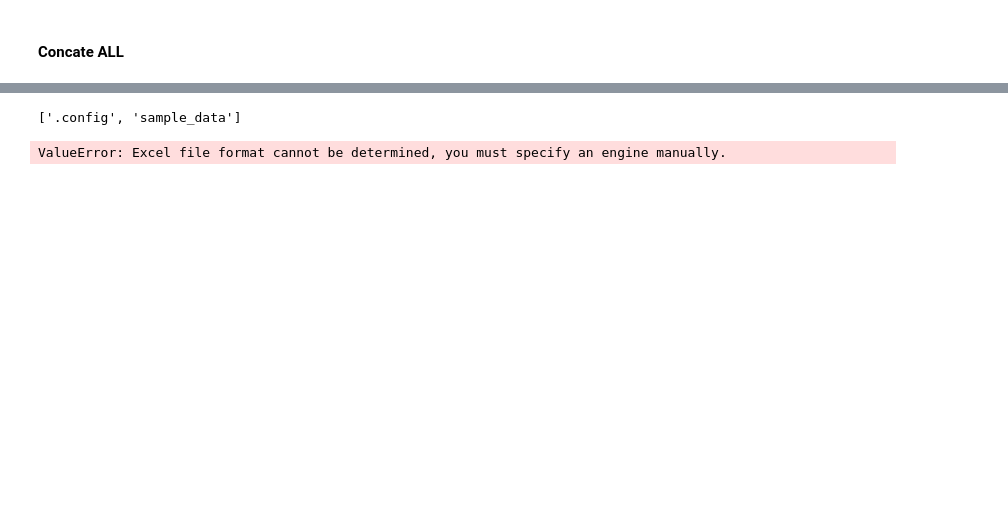
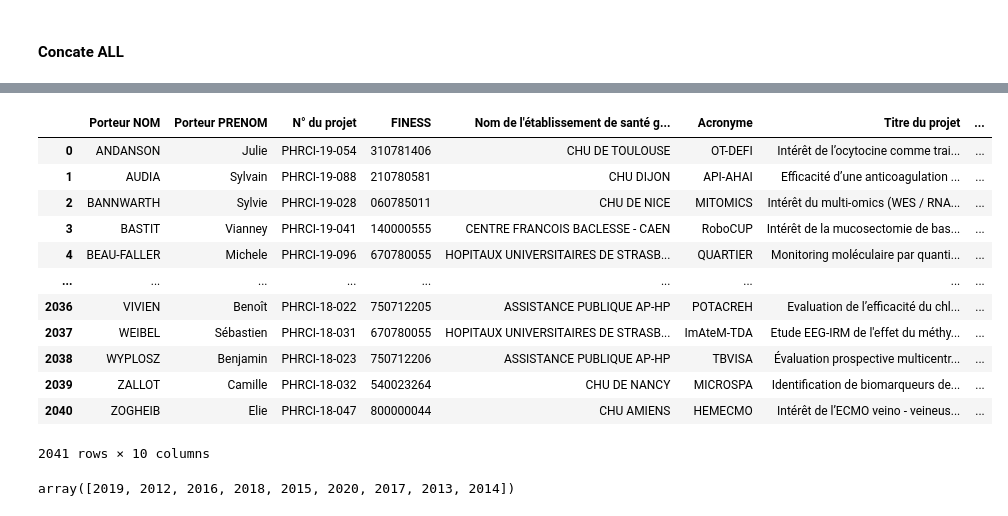
Before and after one commit to ritaeli/Master_repo, a Jupyter notebook: Application_pratique.ipynb, the cells around one changed output, grey strips where cells are left out. Drawn from its saved outputs; the diff is of its cells as text; code cells hidden in the pictures; blank space fills up the shorter version.

```diff
--- a/Application_pratique.ipynb
+++ b/Application_pratique.ipynb
@@ -631,17 +588,9 @@ df_final = pd.DataFrame()
-# %%
-files
-# %% [output]
-['.config', 'sample_data']
 # %%
 df_f = pd.DataFrame()
 for file in files:
   if file.endswith('.xlsx'):
-   df = pd.concat(pd.read_excel(file, sheet_name=None), ignore_index=True, sort=False,axis=1)
+   df = pd.concat(pd.read_excel(file, sheet_name=None), sort=False,axis=1)
    df_f = df_f.append(df, ignore_index=True)
+  if file.endswith('.xls'):
+   df = pd.concat(pd.read_excel(file, sheet_name=None), sort=False,axis=1)
+   df_f = df_f.append(df, ignore_index=True)
-# %%
-for file in files:
-
-    df_f = pd.read_excel(file)
-    df_final = pd.concat([df_final,df_f],axis= 1)
-# %% [output]
-ValueError: Excel file format cannot be determined, you must specify an engine manually.
@@ -649,0 +597,22 @@ df_final_all.info()
+# %%
+df_f.columns = column
+# %%
+df_f
+# %% [output]
+|  | Porteur NOM | Porteur PRENOM | N° du projet | FINESS | Nom de l'établissement de santé g... | Acronyme | Titre du projet | ... |
+| 0 | ANDANSON | Julie | PHRCI-19-054 | 310781406 | CHU DE TOULOUSE | OT-DEFI | Intérêt de l’ocytocine comme trai... | ... |
+| 1 | AUDIA | Sylvain | PHRCI-19-088 | 210780581 | CHU DIJON | API-AHAI | Efficacité d’une anticoagulation ... | ... |
+| 2 | BANNWARTH | Sylvie | PHRCI-19-028 | 060785011 | CHU DE NICE | MITOMICS | Intérêt du multi-omics (WES / RNA... | ... |
+| 3 | BASTIT | Vianney | PHRCI-19-041 | 140000555 | CENTRE FRANCOIS BACLESSE - CAEN | RoboCUP | Intérêt de la mucosectomie de bas... | ... |
+| 4 | BEAU-FALLER | Michele | PHRCI-19-096 | 670780055 | HOPITAUX UNIVERSITAIRES DE STRASB... | QUARTIER | Monitoring moléculaire par quanti... | ... |
+| ... | ... | ... | ... | ... | ... | ... | ... | ... |
+| 2036 | VIVIEN | Benoît | PHRCI-18-022 | 750712205 | ASSISTANCE PUBLIQUE AP-HP | POTACREH | Evaluation de l’efficacité du chl... | ... |
+| 2037 | WEIBEL | Sébastien | PHRCI-18-031 | 670780055 | HOPITAUX UNIVERSITAIRES DE STRASB... | ImAteM-TDA | Etude EEG-IRM de l'effet du méthy... | ... |
+| 2038 | WYPLOSZ | Benjamin | PHRCI-18-023 | 750712206 | ASSISTANCE PUBLIQUE AP-HP | TBVISA | Évaluation prospective multicentr... | ... |
+| 2039 | ZALLOT | Camille | PHRCI-18-032 | 540023264 | CHU DE NANCY | MICROSPA | Identification de biomarqueurs de... | ... |
+| 2040 | ZOGHEIB | Elie | PHRCI-18-047 | 800000044 | CHU AMIENS | HEMECMO | Intérêt de l’ECMO veino - veineus... | ... |
+2041 rows × 10 columns
+# %%
+df_f['Date'].unique()
+# %% [output]
+array([2019, 2012, 2016, 2018, 2015, 2020, 2017, 2013, 2014])
```
Also changed, not shown: parts of 7 cells of this notebook.
